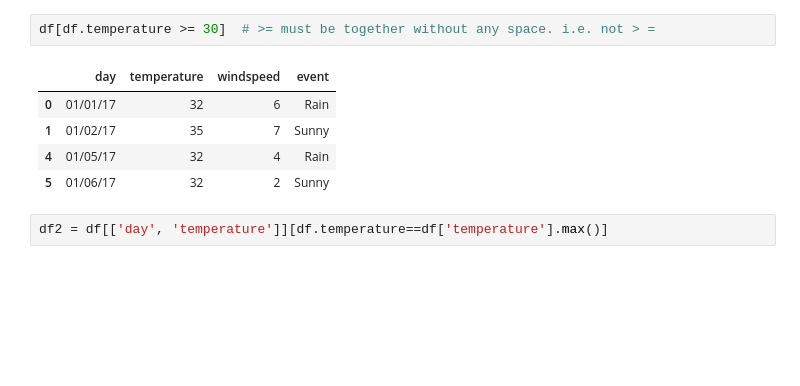
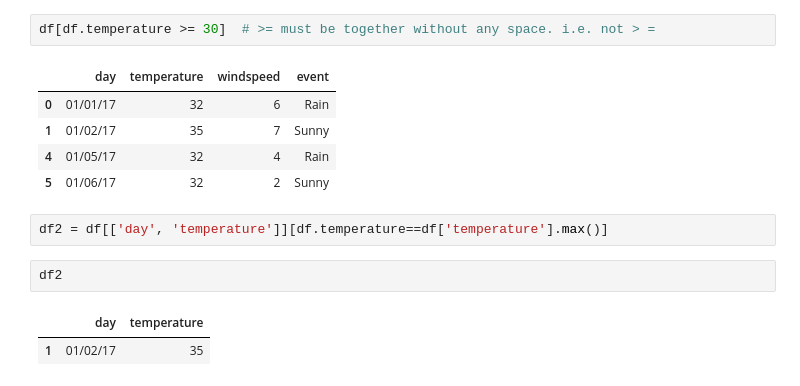
Before and after one commit to pandeydevendra/python_dev, a Jupyter notebook: ds_ml/pandas/codebasics_pandas/pandas_basics.ipynb, the cells around one changed output. Cells and saved outputs as stored; diff of their text form; blank space fills up the shorter version.

```diff
--- a/ds_ml/pandas/codebasics_pandas/pandas_basics.ipynb
+++ b/ds_ml/pandas/codebasics_pandas/pandas_basics.ipynb
@@ -173,3 +175,8 @@ df[df.temperature >= 30]  # >= must be together without any space. i.e. not > =
 | 5 | 01/06/17 | 32 | 2 | Sunny |
 # %%
 df2 = df[['day', 'temperature']][df.temperature==df['temperature'].max()]
+# %%
+df2
+# %% [output]
+|  | day | temperature |
+| 1 | 01/02/17 | 35 |
```
Also changed, not shown: parts of 15 cells of this notebook, 14 other files.
